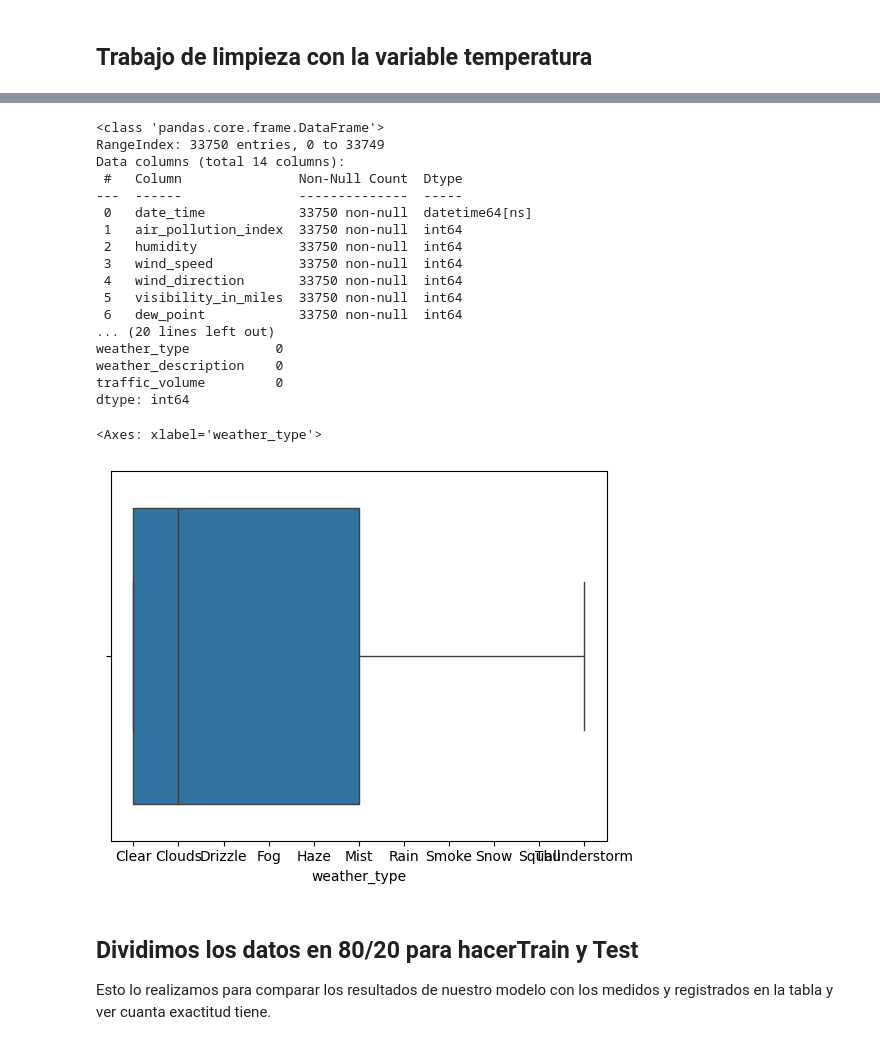
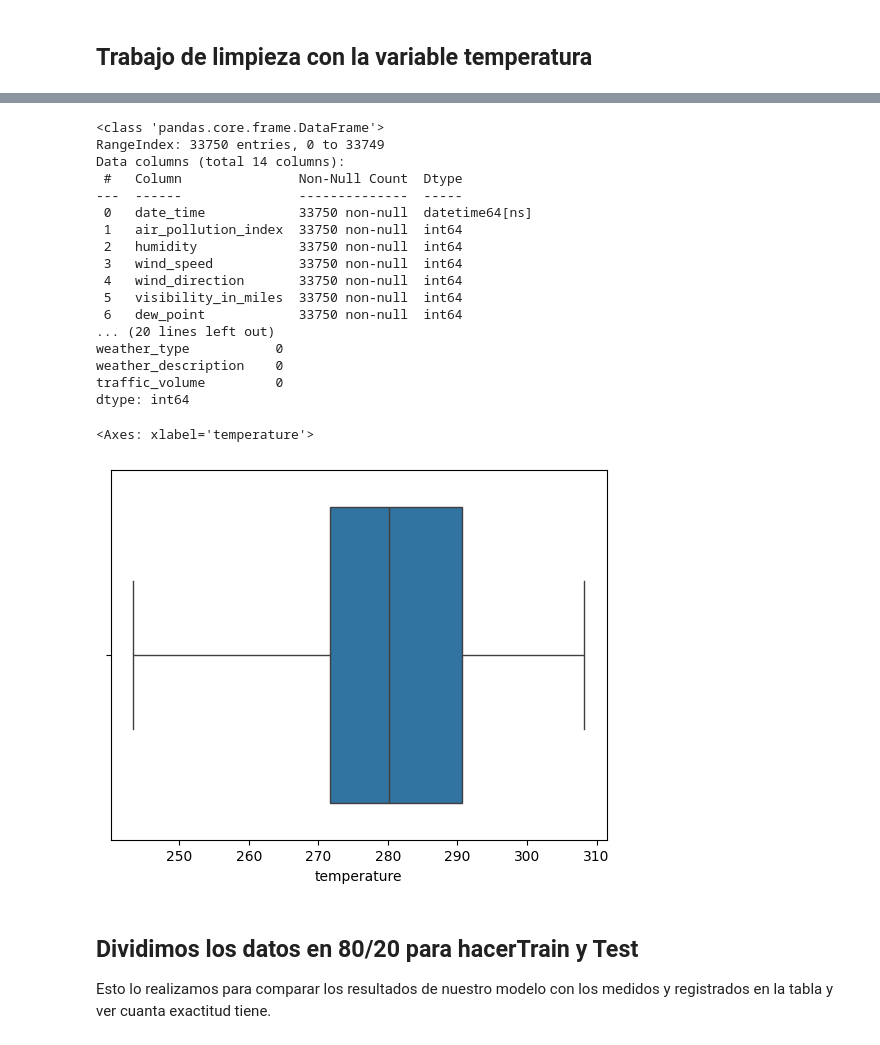
Before and after one commit to preslymorales/Proyecto-Simulacion-del-Trafico-Vehicular, a Jupyter notebook: Simulacion_Trafico_Vehicular.ipynb, the cells around one changed output, grey strips where cells are left out. Drawn from its saved outputs; the diff is of its cells as text; code cells hidden in the pictures.

```diff
--- a/Simulacion_Trafico_Vehicular.ipynb
+++ b/Simulacion_Trafico_Vehicular.ipynb
@@ -165,36 +171,36 @@ std                    NaN     1991.487289
 
 df.loc[df["temperature"] == 0, "temperature"] = pd.NA
 #print(df.isnull().sum())
 
 #Como son 10 los rellenamos con la media de la hora. Métodos avanzados pueden introducir sesgos o sobreajustar en conjuntos pequeños o con poca información.
 df["temperature"] = df.groupby(df["date_time"].dt.hour)["temperature"].transform(lambda x: x.fillna(x.mean()))
 
 #Info como memoria etc
 df.info()
 print(df.isnull().sum())
 
 #Diagrama de caja
-sns.boxplot(x="weather_type", data=df)
+sns.boxplot(x="temperature", data=df)
 # %% [output]
 <class 'pandas.core.frame.DataFrame'>
 RangeIndex: 33750 entries, 0 to 33749
 Data columns (total 14 columns):
  #   Column               Non-Null Count  Dtype
 ---  ------               --------------  -----
  0   date_time            33750 non-null  datetime64[ns]
  1   air_pollution_index  33750 non-null  int64
  2   humidity             33750 non-null  int64
  3   wind_speed           33750 non-null  int64
  4   wind_direction       33750 non-null  int64
  5   visibility_in_miles  33750 non-null  int64
  6   dew_point            33750 non-null  int64
 ... (20 lines left out)
 weather_type           0
 weather_description    0
 traffic_volume         0
 dtype: int64
-<Axes: xlabel='weather_type'>
+<Axes: xlabel='temperature'>
-[figure, old version]
+[figure, new version]
 # %% [markdown]
 ## Dividimos los datos en 80/20 para hacerTrain y Test
 
```
Also changed, not shown: parts of 22 cells of this notebook.
